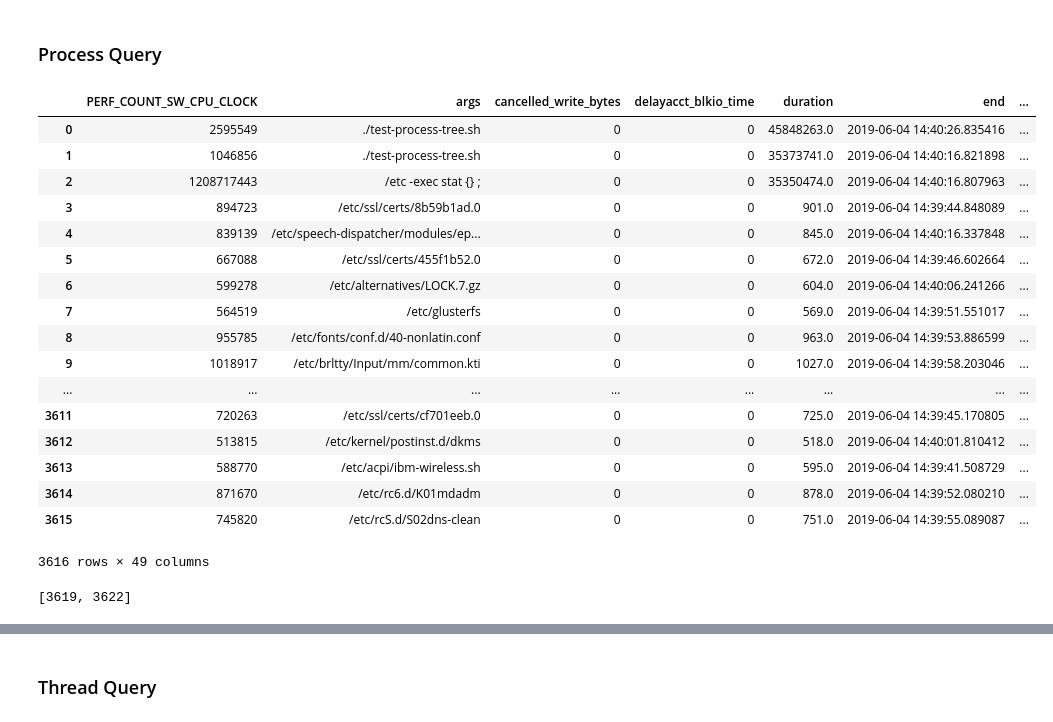
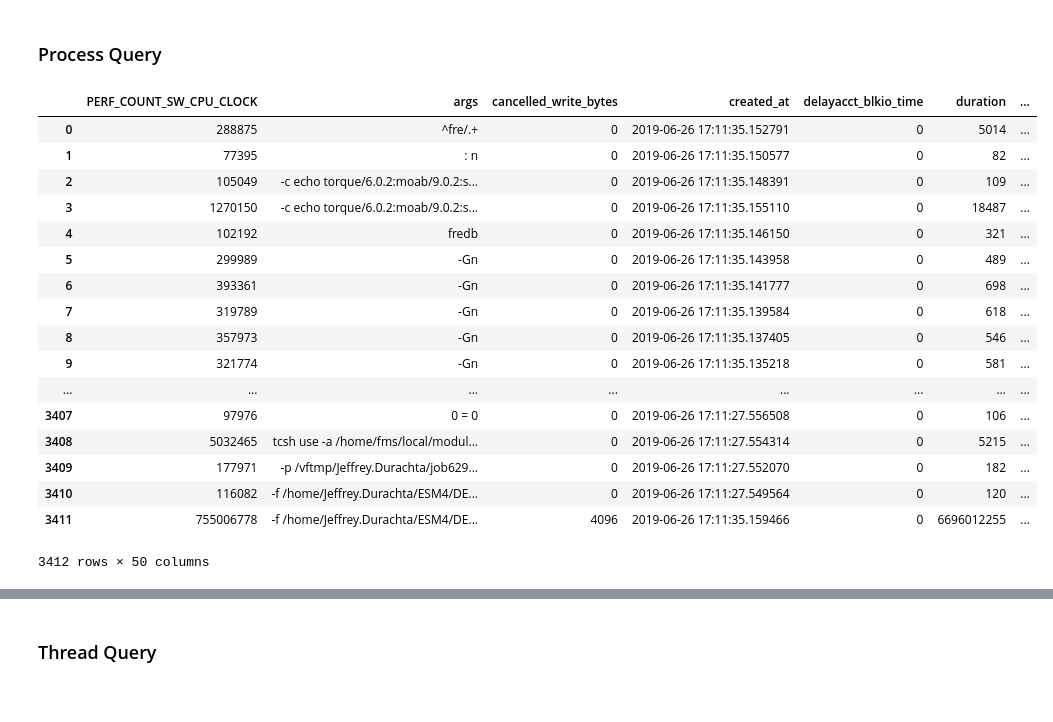
Before and after one commit to ilaflott/epmt, a Jupyter notebook: Query-API.ipynb, the cells around one changed output, grey strips where cells are left out. Saved outputs shown, nothing was run; the diff lists cells and outputs as text; code cells hidden in the pictures.

```diff
--- a/Query-API.ipynb
+++ b/Query-API.ipynb
@@ -58,0 +110,3 @@ eq.get_jobs(job = ['18431', '30385'])
+# %%
+eq.set_logging(1)
+eq.set_sql_debug(True)
@@ -59,31 +134,30 @@ eq.get_jobs(job = ['18431', '30385'])
+# %%
+# now let's remove the logging and sql debug to avoid cluttering the output
+eq.set_sql_debug(False)
+eq.set_logging(0)
 # %% [markdown]
 ### Process Query
 # %%
 # If you want to get the processes belonging to a job
 # here each row in the pandas dataframe contains one job process
 # again, you can use the 'terse' fmt option to get just the list of database ids of the processes
-eq.get_procs(['18431'], fmt='pandas')
+eq.get_procs(['629337'], fmt='pandas')
 # %% [output]
-|  | PERF_COUNT_SW_CPU_CLOCK | args | cancelled_write_bytes | delayacct_blkio_time | duration | end | ... |
-| 0 | 2595549 | ./test-process-tree.sh | 0 | 0 | 45848263.0 | 2019-06-04 14:40:26.835416 | ... |
-| 1 | 1046856 | ./test-process-tree.sh | 0 | 0 | 35373741.0 | 2019-06-04 14:40:16.821898 | ... |
-| 2 | 1208717443 | /etc -exec stat {} ; | 0 | 0 | 35350474.0 | 2019-06-04 14:40:16.807963 | ... |
-| 3 | 894723 | /etc/ssl/certs/8b59b1ad.0 | 0 | 0 | 901.0 | 2019-06-04 14:39:44.848089 | ... |
-| 4 | 839139 | /etc/speech-dispatcher/modules/ep... | 0 | 0 | 845.0 | 2019-06-04 14:40:16.337848 | ... |
-| 5 | 667088 | /etc/ssl/certs/455f1b52.0 | 0 | 0 | 672.0 | 2019-06-04 14:39:46.602664 | ... |
-| 6 | 599278 | /etc/alternatives/LOCK.7.gz | 0 | 0 | 604.0 | 2019-06-04 14:40:06.241266 | ... |
-| 7 | 564519 | /etc/glusterfs | 0 | 0 | 569.0 | 2019-06-04 14:39:51.551017 | ... |
-| 8 | 955785 | /etc/fonts/conf.d/40-nonlatin.conf | 0 | 0 | 963.0 | 2019-06-04 14:39:53.886599 | ... |
-| 9 | 1018917 | /etc/brltty/Input/mm/common.kti | 0 | 0 | 1027.0 | 2019-06-04 14:39:58.203046 | ... |
+|  | PERF_COUNT_SW_CPU_CLOCK | args | cancelled_write_bytes | created_at | delayacct_blkio_time | duration | ... |
+| 0 | 288875 | ^fre/.+ | 0 | 2019-06-26 17:11:35.152791 | 0 | 5014 | ... |
+| 1 | 77395 | : n | 0 | 2019-06-26 17:11:35.150577 | 0 | 82 | ... |
+| 2 | 105049 | -c echo torque/6.0.2:moab/9.0.2:s... | 0 | 2019-06-26 17:11:35.148391 | 0 | 109 | ... |
+| 3 | 1270150 | -c echo torque/6.0.2:moab/9.0.2:s... | 0 | 2019-06-26 17:11:35.155110 | 0 | 18487 | ... |
+| 4 | 102192 | fredb | 0 | 2019-06-26 17:11:35.146150 | 0 | 321 | ... |
+| 5 | 299989 | -Gn | 0 | 2019-06-26 17:11:35.143958 | 0 | 489 | ... |
+| 6 | 393361 | -Gn | 0 | 2019-06-26 17:11:35.141777 | 0 | 698 | ... |
+| 7 | 319789 | -Gn | 0 | 2019-06-26 17:11:35.139584 | 0 | 618 | ... |
+| 8 | 357973 | -Gn | 0 | 2019-06-26 17:11:35.137405 | 0 | 546 | ... |
+| 9 | 321774 | -Gn | 0 | 2019-06-26 17:11:35.135218 | 0 | 581 | ... |
 | ... | ... | ... | ... | ... | ... | ... | ... |
-| 3611 | 720263 | /etc/ssl/certs/cf701eeb.0 | 0 | 0 | 725.0 | 2019-06-04 14:39:45.170805 | ... |
-| 3612 | 513815 | /etc/kernel/postinst.d/dkms | 0 | 0 | 518.0 | 2019-06-04 14:40:01.810412 | ... |
-| 3613 | 588770 | /etc/acpi/ibm-wireless.sh | 0 | 0 | 595.0 | 2019-06-04 14:39:41.508729 | ... |
-| 3614 | 871670 | /etc/rc6.d/K01mdadm | 0 | 0 | 878.0 | 2019-06-04 14:39:52.080210 | ... |
-| 3615 | 745820 | /etc/rcS.d/S02dns-clean | 0 | 0 | 751.0 | 2019-06-04 14:39:55.089087 | ... |
+| 3407 | 97976 | 0 = 0 | 0 | 2019-06-26 17:11:27.556508 | 0 | 106 | ... |
+| 3408 | 5032465 | tcsh use -a /home/fms/local/modul... | 0 | 2019-06-26 17:11:27.554314 | 0 | 5215 | ... |
+| 3409 | 177971 | -p /vftmp/Jeffrey.Durachta/job629... | 0 | 2019-06-26 17:11:27.552070 | 0 | 182 | ... |
+| 3410 | 116082 | -f /home/Jeffrey.Durachta/ESM4/DE... | 0 | 2019-06-26 17:11:27.549564 | 0 | 120 | ... |
+| 3411 | 755006778 | -f /home/Jeffrey.Durachta/ESM4/DE... | 4096 | 2019-06-26 17:11:35.159466 | 0 | 6696012255 | ... |
-3616 rows × 49 columns
+3412 rows × 50 columns
-# %%
-# suppose you want to filter all processes by tags
-eq.get_procs(tags = {'app':'w', 'phase': 'load'}, fmt='terse')
-# %% [output]
-[3619, 3622]
```
Also changed, not shown: parts of 21 cells of this notebook.
